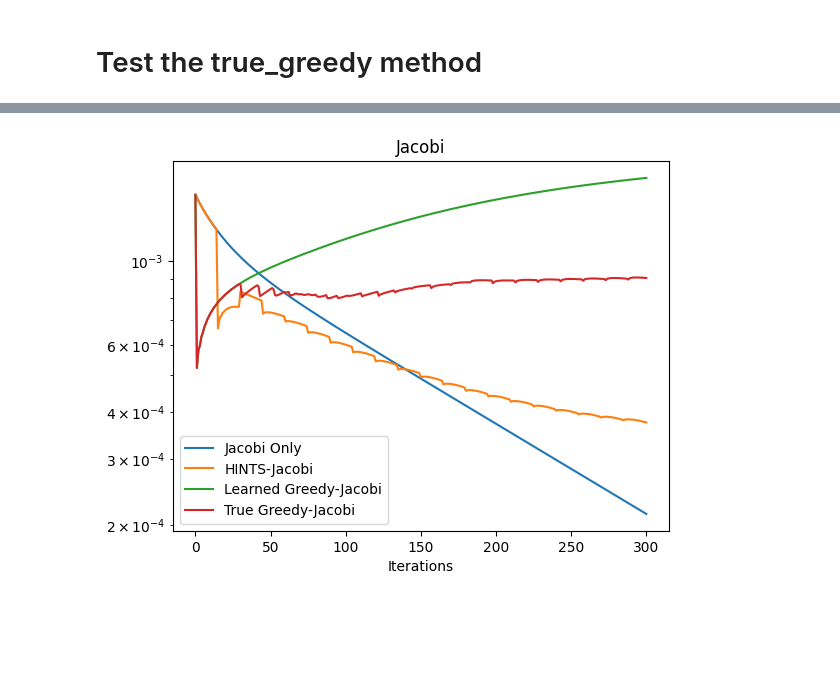
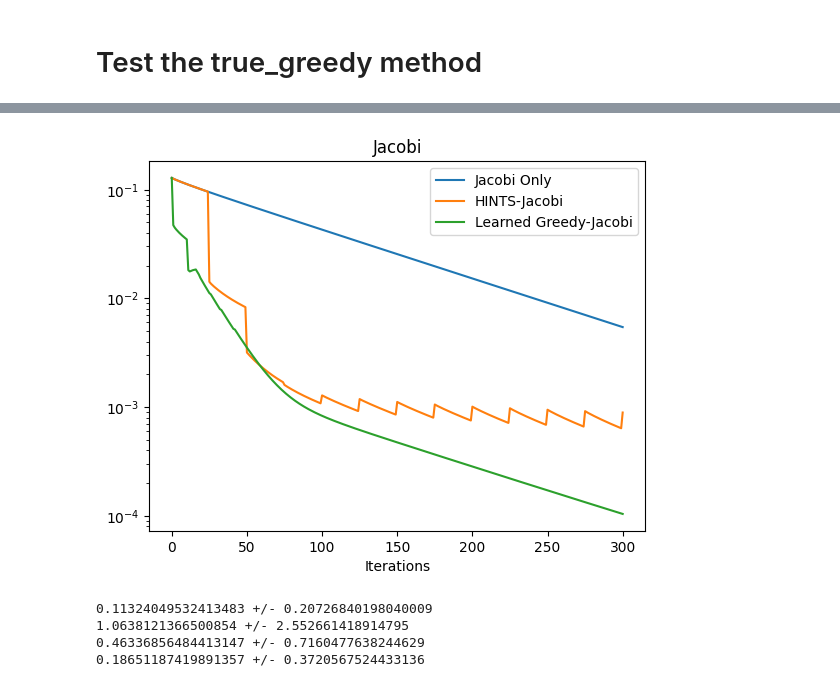
Before and after one commit to srayan00/greedy-hybrid-pde, a Jupyter notebook: playground/test.ipynb, the cells around one changed output, grey strips where cells are left out. Saved outputs shown, nothing was run; the diff lists cells and outputs as text; code cells hidden in the pictures; blank space fills up the shorter version.

```diff
--- a/playground/test.ipynb
+++ b/playground/test.ipynb
@@ -280,10 +382,10 @@ Loading ml model checkpoint from /nfs/turbo/lsa-tewaria/sahana/greedy/poisson/ch
 # %% [markdown]
 # Load the trained router
 # %%
-ckp_path = ckp_dir + f"/{model_type}router_{model_name}_{equation}_{boundary}_{dim}d_{in_channels}c_jacobi_best.pth"
-save_path = ckp_dir + f"/{model_type}router_{model_name}_{equation}_{boundary}_{dim}d_{in_channels}c_jacobi"
-args_path = ckp_dir + f"/{model_type}router_{model_name}_{equation}_{boundary}_{dim}d_{in_channels}c_jacobiargs.json"
-
+ckp_path = ckp_dir + f"/{model_type}router_{model_name}_{grf_mode}_{equation}_{boundary}_{dim}d_{in_channels}c_{solvers}_best.pth"
+save_path = ckp_dir + f"/{model_type}router_{model_name}_{grf_mode}_{equation}_{boundary}_{dim}d_{in_channels}c_{solvers}"
+args_path = ckp_dir + f"/{model_type}router_{model_name}_{grf_mode}_{equation}_{boundary}_{dim}d_{in_channels}c_{solvers}args.json"
+print(args_path)
 if os.path.exists(args_path):
     print(f"Loading training arguments from {args_path}...")
     with open(args_path, "r") as f:
@@ -306,7 +408,6 @@ if ckp:
     print(f"Loading router state dict...")
     router.load_state_dict(ckp["model"])
     print(f"Loaded router state dict")
-print("Building the Numerical Solvers")
 if boundary == "Dirichlet":
     x = torch.linspace(0, 1, arguments["N"], device=device, dtype=torch.float32)
     y = torch.linspace(0, 1, arguments["N"], device=device, dtype=torch.float32) if dim ==2 else None
@@ -345,13 +476,13 @@ Building the Numerical Solvers
 # %% [markdown]
 # Test the hybrid solver with the learned router
 # %%
-model = HybridSolver(N=arguments["N"], dim=dim, in_channels=in_channels, boundary=boundary, equation=pde,
-                                    suite_solver=[WeightedJacobiSolver(pde, device)]+[ml_model], router=router, tol=1e-7, max_iters=arguments["max_iters"], threshold=0.1).to(device)
+model = HybridSolver(N=ml_arguments["N"], dim=dim, in_channels=in_channels, boundary=boundary, equation=pde,
+                                    suite_solver=list_of_solvers+[ml_model], router=router, tol=1e-7, max_iters=arguments["max_iters"], threshold=0.1).to(device)
 
 
 model.eval()
 loss = ApproxGreedyRouterLoss(centered=(equation == "Poisson" and boundary == "Periodic"))
-errors_greedy, loss_greedy, residuals_greedy, mode_one_greedy, mode_five_greedy, mode_ten_greedy = test_model(model, test_loader, in_channels, dim,loss, equation == "Poisson" and boundary == "Periodic")
+errors_greedy, loss_greedy, residuals_greedy, mode_one_greedy, mode_five_greedy, mode_ten_greedy, solver_decision_greedy = test_model(model, test_loader, in_channels, dim,loss, centered, loss_t = False)
 # %% [output]
 Iteration 1/300
 Iteration 26/300
@@ -369,10 +505,10 @@ Iteration 276/300
 # Test the Jacobi-only method
 # %%
 constant_jacobi =  ConstantRouter(2, 0, device = device)
-model_constant_jacobi = HybridSolver(N=arguments["N"], dim=dim, in_channels=in_channels, boundary=boundary, equation=pde,
-                                suite_solver=[WeightedJacobiSolver(pde, device)]+[ml_model], router=constant_jacobi, tol=1e-7, max_iters=arguments["max_iters"], threshold=0.1).to(device)
-
-errors_constant_jacobi, loss_constant_jacobi, residuals_constant_jacobi, mode_one_constant_jacobi, mode_five_constant_jacobi, mode_ten_constant_jacobi = test_model(model_constant_jacobi, test_loader, in_channels, dim, loss, equation == "Poisson")
+model_constant_jacobi = HybridSolver(N=ml_arguments["N"], dim=dim, in_channels=in_channels, boundary=boundary, equation=pde,
+                                suite_solver=list_of_solvers+[ml_model], router=constant_jacobi, tol=1e-7, max_iters=arguments["max_iters"], threshold=0.1).to(device)
+loss = ApproxGreedyRouterLoss(centered=(equation == "Poisson" and boundary == "Periodic"))
+errors_constant_jacobi, loss_constant_jacobi, residuals_constant_jacobi, mode_one_constant_jacobi, mode_five_constant_jacobi, mode_ten_constant_jacobi, solver_decision_constant_jacobi = test_model(model_constant_jacobi, test_loader, in_channels, dim, loss, centered, loss_t = False)
 # %% [output]
 Iteration 1/300
 Iteration 26/300
@@ -389,11 +530,11 @@ Iteration 276/300
 # %% [markdown]
 # Test HINTS
 # %%
-hints =  HINTSRouter(2, 15, device = device).to(device)
-model_hints = HybridSolver(N=arguments["N"], dim=dim, in_channels=in_channels, boundary=boundary, equation=pde,
-                                suite_solver=[WeightedJacobiSolver(pde, device)]+[ml_model], router=hints, tol=1e-7, max_iters=arguments["max_iters"], threshold=0.1).to(device)
+hints =  HINTSRouter(2, 25, device = device).to(device)
+model_hints = HybridSolver(N=ml_arguments["N"], dim=dim, in_channels=in_channels, boundary=boundary, equation=pde,
+                                suite_solver=list_of_solvers+[ml_model], router=hints, tol=1e-7, max_iters=arguments["max_iters"], threshold=0.1).to(device)
 
-errors_hints, loss_hints, residuals_hints , mode_one_hints, mode_five_hints, mode_ten_hints = test_model(model_hints, test_loader, in_channels, dim, loss, equation == "Poisson")
+errors_hints, loss_hints, residuals_hints , mode_one_hints, mode_five_hints, mode_ten_hints, solver_decision_hints = test_model(model_hints, test_loader, in_channels, dim, loss,  centered, loss_t = False)
 # %% [output]
 Iteration 1/300
 Iteration 26/300
@@ -438,12 +647,26 @@ tensor([22, 38, 33, 12, 19,  6, 16, 30])
 # %%
-index_of_interest = -1
+index_of_interest = 43
 plt.plot(errors_constant_jacobi[:, index_of_interest], label='Jacobi Only')
 plt.plot(errors_hints[:, index_of_interest], label='HINTS-Jacobi')
 plt.plot(errors_greedy[:, index_of_interest], label='Learned Greedy-Jacobi')
-plt.plot(error_true[:, index_of_interest], label = "True Greedy-Jacobi")
+# plt.plot(error_true[:, index_of_interest], label = "True Greedy-Jacobi")
 plt.legend()
 plt.title("Jacobi")
 plt.xlabel("Iterations")
 plt.yscale("log")
 # %% [output]
-[figure, old version]
+[figure, new version]
+# %%
+auc_true = np.trapezoid(error_true, axis = 0)
+auc_constant_jacobi = np.trapezoid(errors_constant_jacobi, axis = 0)
+auc_hints = np.trapezoid(errors_hints, axis = 0)
+auc_greedy = np.trapezoid(errors_greedy, axis = 0)
+print(f"{np.mean(auc_true)} +/- {np.std(auc_true)}")
+print(f"{np.mean(auc_constant_jacobi)} +/- {np.std(auc_constant_jacobi)}")
+print(f"{np.mean(auc_hints)} +/- {np.std(auc_hints)}")
+print(f"{np.mean(auc_greedy)} +/- {np.std(auc_greedy)}")
+# %% [output]
+0.11324049532413483 +/- 0.20726840198040009
+1.0638121366500854 +/- 2.552661418914795
+0.46336856484413147 +/- 0.7160477638244629
+0.18651187419891357 +/- 0.3720567524433136
```
Also changed, not shown: parts of 38 cells of this notebook, 13 other files.
